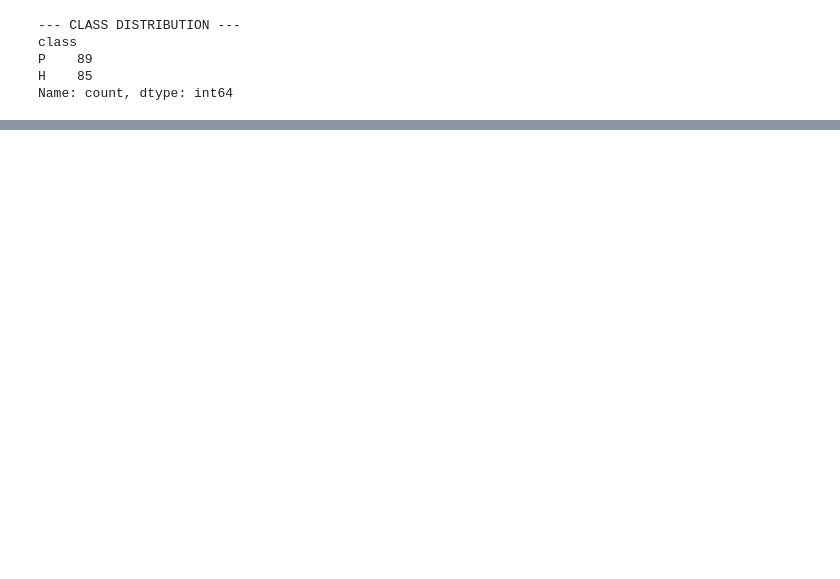
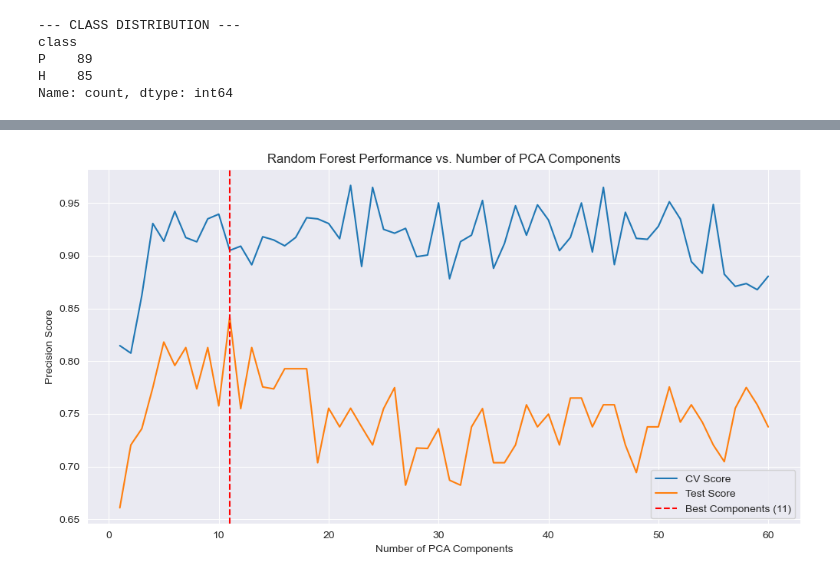
Before and after one commit to pimPijnenburg/Data-Science-Practice, a Jupyter notebook: darwin/darwin.ipynb, the cells around one changed output, grey strips where cells are left out. Cells and saved outputs as stored; diff of their text form; code cells hidden in the pictures; blank space fills up the shorter version.

```diff
--- a/darwin/darwin.ipynb
+++ b/darwin/darwin.ipynb
@@ -100,0 +300,96 @@ LGBMClassifier best score: 0.8401
+# %%
+import numpy as np
+import pandas as pd
+import matplotlib.pyplot as plt
+from sklearn.model_selection import train_test_split, RandomizedSearchCV
+from sklearn.preprocessing import StandardScaler
+from sklearn.decomposition import PCA
+from sklearn.ensemble import RandomForestClassifier
+from sklearn.metrics import precision_score
+from scipy.stats import randint
+
+# Assuming X and y are already defined
+X_train, X_test, y_train, y_test = train_test_split(X, y, test_size=0.3, stratify=y, random_state=42)
+
+# Standardize the features
+scaler = StandardScaler()
+X_train_scaled = scaler.fit_transform(X_train)
+X_test_scaled = scaler.transform(X_test)
+
+# Define the range of PCA components to try
+max_components = min(X_train.shape[0], X_train.shape[1])
+n_components_range = range(1, (max_components // 2) + 1)
+
+# Define the parameter distribution for RandomizedSearchCV
+param_dist = {
+    'n_estimators': randint(50, 200),
+    'max_depth': [None, 10, 20, 30],
+    'min_samples_split': randint(2, 11),
+    'min_samples_leaf': randint(1, 5)
+}
+
+# Initialize lists to store results
+cv_scores = []
+test_scores = []
+best_params_list = []
+
+# Iterate through different numbers of PCA components
+for n_components in n_components_range:
+
+    # Apply PCA
+    pca = PCA(n_components=n_components, random_state=42)
+    X_train_pca = pca.fit_transform(X_train_scaled)
+    X_test_pca = pca.transform(X_test_scaled)
+
+    # Perform RandomizedSearchCV
+    rf = RandomForestClassifier(random_state=42)
+    random_search = RandomizedSearchCV(rf, param_distributions=param_dist, n_iter=20,
+                                       cv=3, scoring='precision', n_jobs=-1, random_state=42)
+    random_search.fit(X_train_pca, y_train)
+
+    # Store the best CV score
+    cv_scores.append(random_search.best_score_)
+
+    # Evaluate on test set
+    y_pred = random_search.best_estimator_.predict(X_test_pca)
+    test_score = precision_score(y_test, y_pred, average='weighted')
+    test_scores.append(test_score)
+
+    # Store best parameters
+    best_params_list.append(random_search.best_params_)
+
+# Find the best number of components
+best_index = np.argmax(test_scores)
+best_n_components = n_components_range[best_index]
+best_score = test_scores[best_index]
+best_params = best_params_list[best_index]
+
+# Plot the results
+plt.figure(figsize=(12, 6))
+plt.plot(n_components_range, cv_scores, label='CV Score')
+plt.plot(n_components_range, test_scores, label='Test Score')
+plt.axvline(x=best_n_components, color='r', linestyle='--',
+            label=f'Best Components ({best_n_components})')
+plt.xlabel('Number of PCA Components')
+plt.ylabel('Precision Score')
+plt.title('Random Forest Performance vs. Number of PCA Components')
+plt.legend()
+plt.show()
+
+print(f"\nBest number of components: {best_n_components}")
+print(f"Best test score: {best_score:.4f}")
+print(f"Best parameters: {best_params}")
+
+# Optional: Train final model with best configuration
+final_pca = PCA(n_components=best_n_components, random_state=42)
+X_train_pca_final = final_pca.fit_transform(X_train_scaled)
+X_test_pca_final = final_pca.transform(X_test_scaled)
+
+final_rf = RandomForestClassifier(random_state=42, **best_params)
+final_rf.fit(X_train_pca_final, y_train)
+final_pred = final_rf.predict(X_test_pca_final)
+final_score = precision_score(y_test, final_pred, average='weighted')
+
+print(f"\nFinal model test score: {final_score:.4f}")
+# %% [output]
+[figure, added]
```
Also changed, not shown: parts of 10 cells of this notebook, 1 other file.
